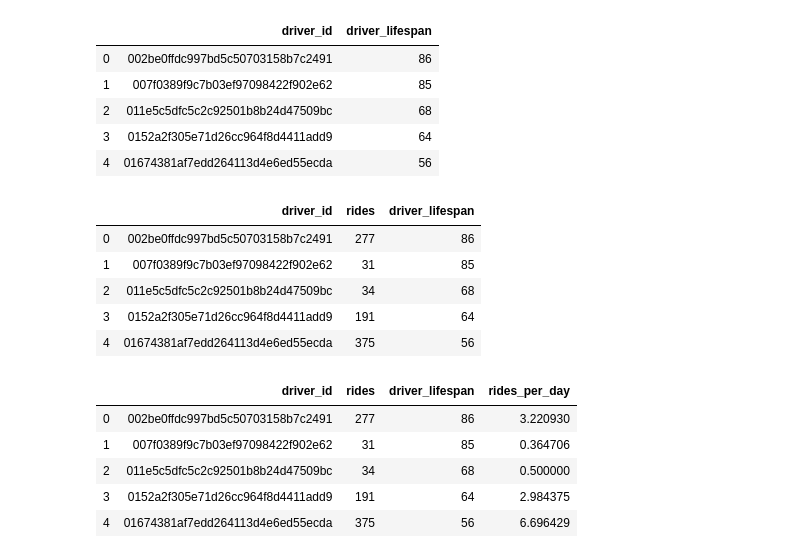
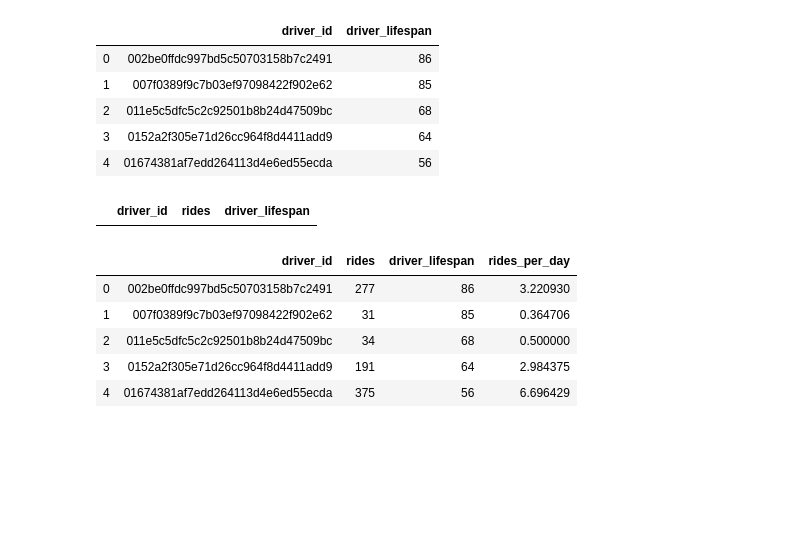
Before and after one commit to SallyPoon/LyftDS, a Jupyter notebook: Predictive modeling.ipynb, the cells around one changed output. Drawn from its saved outputs; the diff is of its cells as text; code cells hidden in the pictures; blank space fills up the shorter version.

```diff
--- a/Predictive modeling.ipynb
+++ b/Predictive modeling.ipynb
@@ -358,3 +333,6 @@ driver_status_distance_df.head()
+# %%
+driver_status_distance_df.head()
+driver_status_distance_df = driver_status_distance_df[driver_status_distance_df['driver_lifespan'] != 0]
 # %%
 # Survival Analysis Data Frame
 survival_dataframe = pd.merge(driver_status_df,driver_status_distance_df, on = 'driver_id', how = 'inner')
@@ -439,15 +417,11 @@ driver_status_distance_df.head()
 # %%
 # Create a dataframe with the range of onboard to most recent ride &
 # the number of rides each driver has given
 rides_per_day = pd.merge(df,driver_status_distance_df, on = 'driver_id', how = 'inner')
 rides_per_day.head()
+rides_per_day[rides_per_day['driver_lifespan'] == 0]
 # %% [output]
 |  | driver_id | rides | driver_lifespan |
-| 0 | 002be0ffdc997bd5c50703158b7c2491 | 277 | 86 |
-| 1 | 007f0389f9c7b03ef97098422f902e62 | 31 | 85 |
-| 2 | 011e5c5dfc5c2c92501b8b24d47509bc | 34 | 68 |
-| 3 | 0152a2f305e71d26cc964f8d4411add9 | 191 | 64 |
-| 4 | 01674381af7edd264113d4e6ed55ecda | 375 | 56 |
 # %%
 # Add a new column that averages the number of rides a driver has per day
 
```
Also changed, not shown: parts of 23 cells of this notebook.
